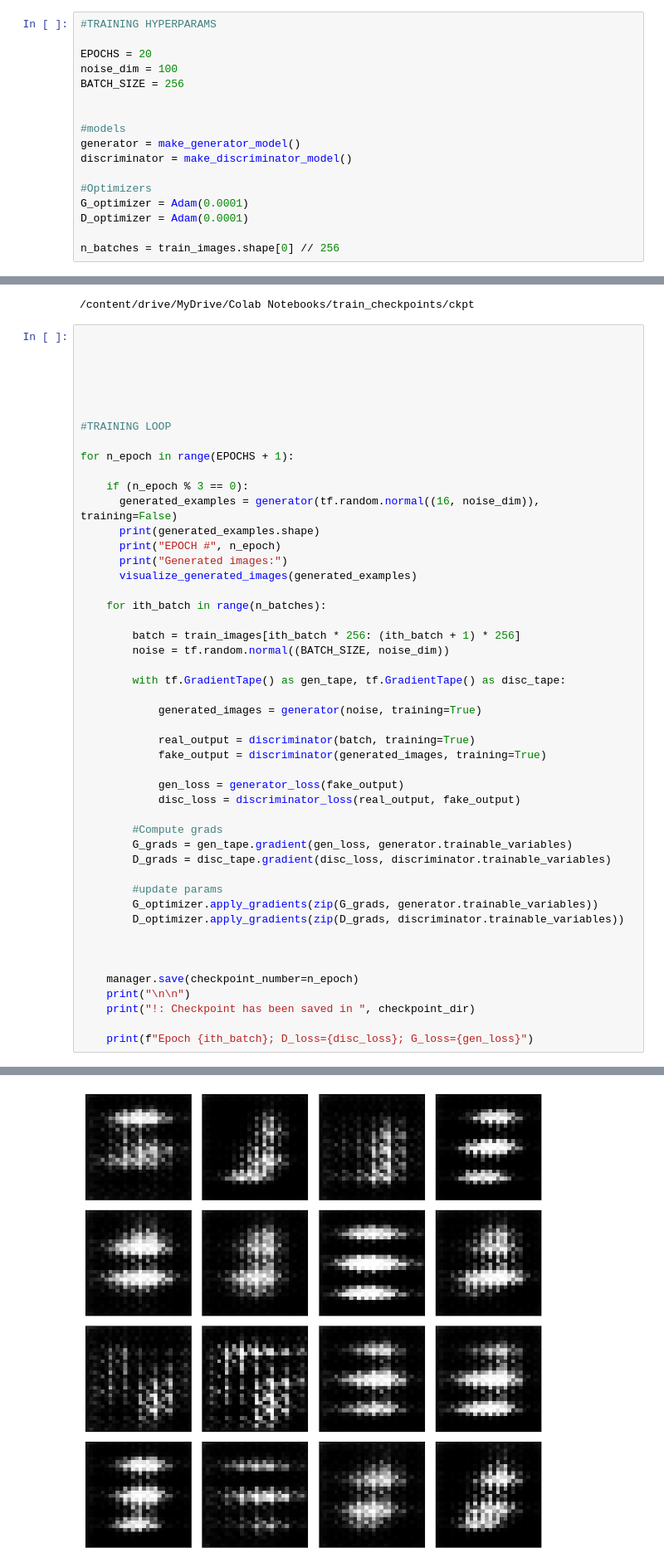
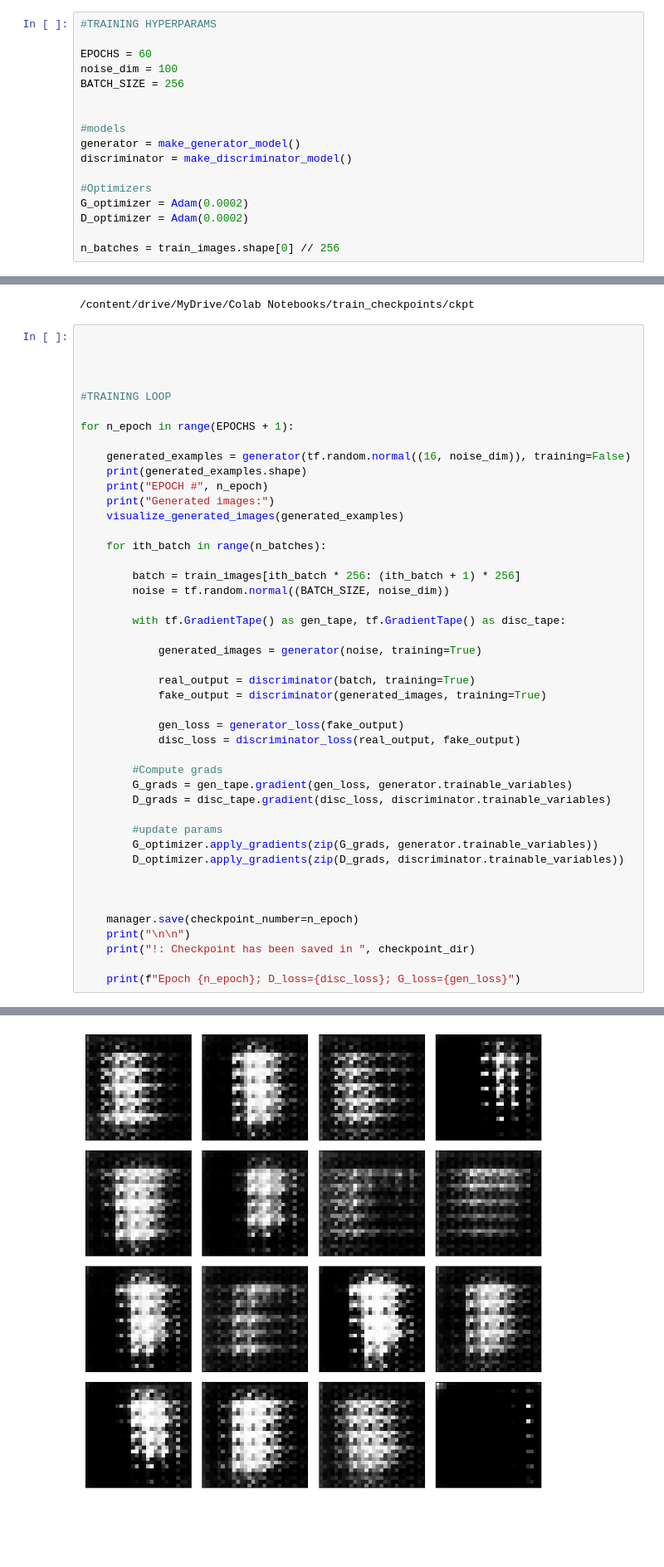
Before and after one commit to stanislavlia/machinelearning_algorithms, a Jupyter notebook: DCGAN_mnist.ipynb, the cells around one changed output, grey strips where cells are left out. Shown at 83% size. Cells and saved outputs as stored; diff of their text form; blank space fills up the shorter version.

Commit message:
Updated pictures after 60 epochs of training

```diff
--- a/DCGAN_mnist.ipynb
+++ b/DCGAN_mnist.ipynb
@@ -165,7 +165,7 @@ def visualize_generated_images(generated_images,  num_samples=16):
 # %%
 #TRAINING HYPERPARAMS
 
-EPOCHS = 20
+EPOCHS = 60
 noise_dim = 100
 BATCH_SIZE = 256
 
@@ -175,8 +175,8 @@ generator = make_generator_model()
 discriminator = make_discriminator_model()
 
 #Optimizers
-G_optimizer = Adam(0.0001)
-D_optimizer = Adam(0.0001)
+G_optimizer = Adam(0.0002)
+D_optimizer = Adam(0.0002)
 
 n_batches = train_images.shape[0] // 256
 # %%
@@ -199,8 +199,6 @@ manager = tf.train.CheckpointManager(checkpoint, checkpoint_dir, max_to_keep=10)
 # %% [output]
 /content/drive/MyDrive/Colab Notebooks/train_checkpoints/ckpt
 # %%
-
-
 
 
 
@@ -209,12 +207,11 @@ manager = tf.train.CheckpointManager(checkpoint, checkpoint_dir, max_to_keep=10)
 
 for n_epoch in range(EPOCHS + 1):
 
-    if (n_epoch % 3 == 0):
-      generated_examples = generator(tf.random.normal((16, noise_dim)), training=False)
-      print(generated_examples.shape)
-      print("EPOCH #", n_epoch)
-      print("Generated images:")
-      visualize_generated_images(generated_examples)
+    generated_examples = generator(tf.random.normal((16, noise_dim)), training=False)
+    print(generated_examples.shape)
+    print("EPOCH #", n_epoch)
+    print("Generated images:")
+    visualize_generated_images(generated_examples)
 
     for ith_batch in range(n_batches):
 
@@ -245,6 +242,6 @@ for n_epoch in range(EPOCHS + 1):
     print("\n\n")
     print("!: Checkpoint has been saved in ", checkpoint_dir)
 
-    print(f"Epoch {ith_batch}; D_loss={disc_loss}; G_loss={gen_loss}")
+    print(f"Epoch {n_epoch}; D_loss={disc_loss}; G_loss={gen_loss}")
 # %% [output]
 (16, 28, 28, 1)
@@ -262,2 +262,2 @@ EPOCH  2
-[figure, old version]
+[figure, new version]
 !: Checkpoint has been saved in  /content/drive/MyDrive/Colab Notebooks/train_checkpoints
```
Also changed, not shown: parts of 5 cells of this notebook.
